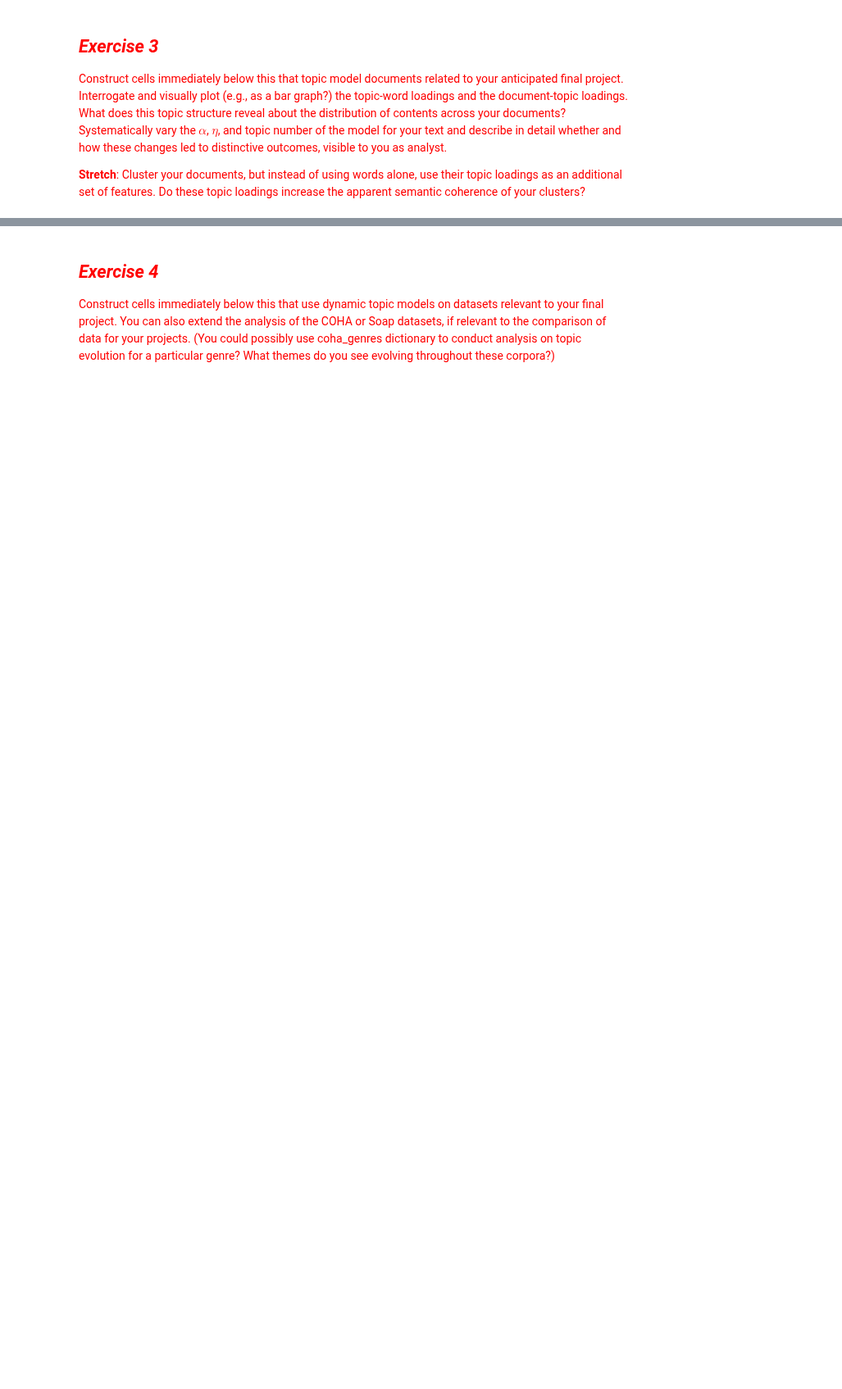
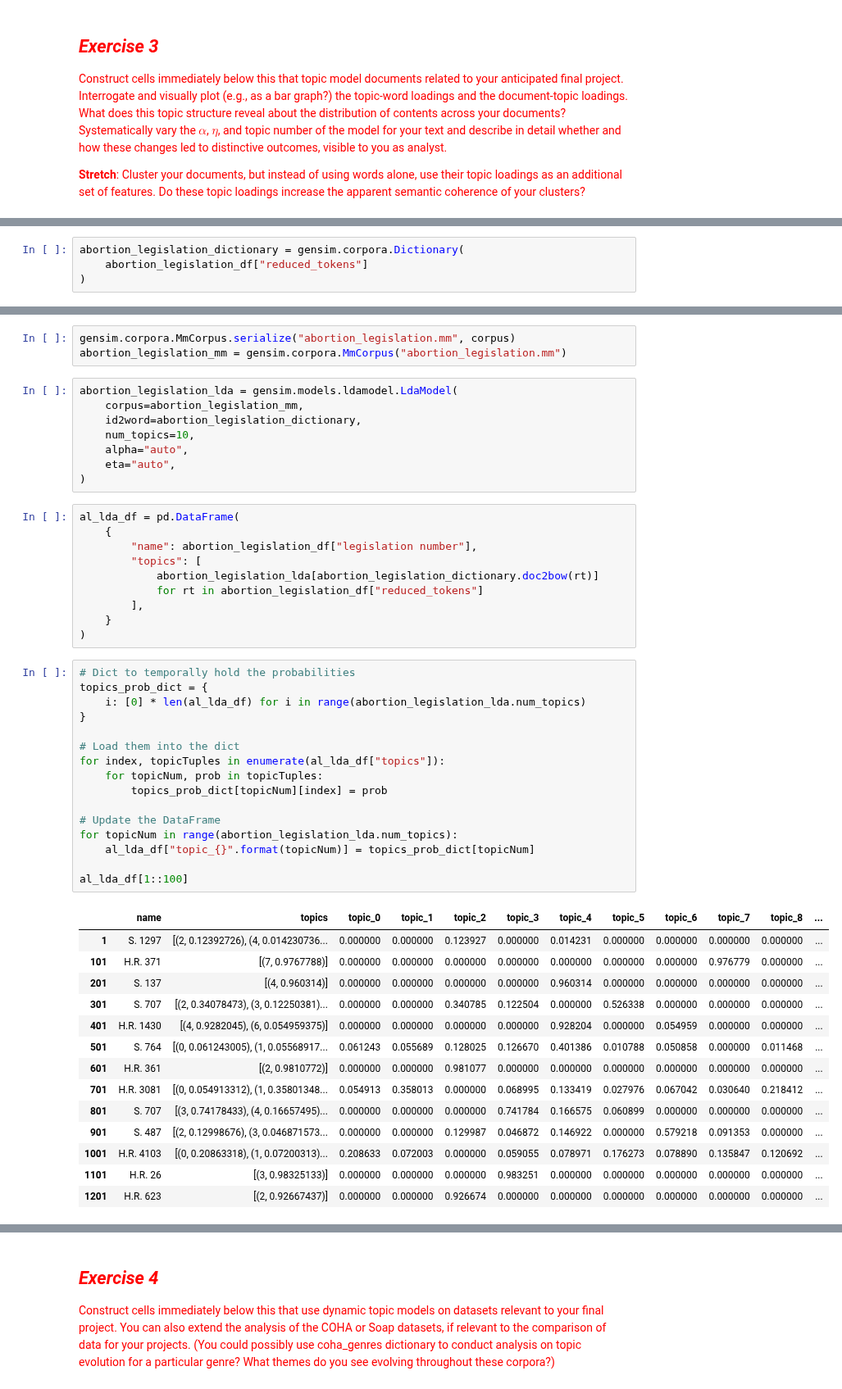
Before and after one commit to michplunkett/computational-content-analysis, a Jupyter notebook: 3-MichaelPlunkett_Answers.ipynb, the cells around one changed output, grey strips where cells are left out. Shown at 82% size. Cells and saved outputs as stored; diff of their text form; blank space fills up the shorter version.

```diff
--- a/3-MichaelPlunkett_Answers.ipynb
+++ b/3-MichaelPlunkett_Answers.ipynb
@@ -373,0 +464,4 @@ these topic loadings increase the apparent semantic coherence of your clusters?<
+# %%
+abortion_legislation_dictionary = gensim.corpora.Dictionary(
+    abortion_legislation_df["reduced_tokens"]
+)
@@ -373,0 +473,52 @@ these topic loadings increase the apparent semantic coherence of your clusters?<
+# %%
+gensim.corpora.MmCorpus.serialize("abortion_legislation.mm", corpus)
+abortion_legislation_mm = gensim.corpora.MmCorpus("abortion_legislation.mm")
+# %%
+abortion_legislation_lda = gensim.models.ldamodel.LdaModel(
+    corpus=abortion_legislation_mm,
+    id2word=abortion_legislation_dictionary,
+    num_topics=10,
+    alpha="auto",
+    eta="auto",
+)
+# %%
+al_lda_df = pd.DataFrame(
+    {
+        "name": abortion_legislation_df["legislation number"],
+        "topics": [
+            abortion_legislation_lda[abortion_legislation_dictionary.doc2bow(rt)]
+            for rt in abortion_legislation_df["reduced_tokens"]
+        ],
+    }
+)
+# %%
+# Dict to temporally hold the probabilities
+topics_prob_dict = {
+    i: [0] * len(al_lda_df) for i in range(abortion_legislation_lda.num_topics)
+}
+
+# Load them into the dict
+for index, topicTuples in enumerate(al_lda_df["topics"]):
+    for topicNum, prob in topicTuples:
+        topics_prob_dict[topicNum][index] = prob
+
+# Update the DataFrame
+for topicNum in range(abortion_legislation_lda.num_topics):
+    al_lda_df["topic_{}".format(topicNum)] = topics_prob_dict[topicNum]
+
+al_lda_df[1::100]
+# %% [output]
+|  | name | topics | topic_0 | topic_1 | topic_2 | topic_3 | topic_4 | topic_5 | topic_6 | topic_7 | topic_8 | ... |
+| 1 | S. 1297 | [(2, 0.12392726), (4, 0.014230736... | 0.000000 | 0.000000 | 0.123927 | 0.000000 | 0.014231 | 0.000000 | 0.000000 | 0.000000 | 0.000000 | ... |
+| 101 | H.R. 371 | [(7, 0.9767788)] | 0.000000 | 0.000000 | 0.000000 | 0.000000 | 0.000000 | 0.000000 | 0.000000 | 0.976779 | 0.000000 | ... |
+| 201 | S. 137 | [(4, 0.960314)] | 0.000000 | 0.000000 | 0.000000 | 0.000000 | 0.960314 | 0.000000 | 0.000000 | 0.000000 | 0.000000 | ... |
+| 301 | S. 707 | [(2, 0.34078473), (3, 0.12250381)... | 0.000000 | 0.000000 | 0.340785 | 0.122504 | 0.000000 | 0.526338 | 0.000000 | 0.000000 | 0.000000 | ... |
+| 401 | H.R. 1430 | [(4, 0.9282045), (6, 0.054959375)] | 0.000000 | 0.000000 | 0.000000 | 0.000000 | 0.928204 | 0.000000 | 0.054959 | 0.000000 | 0.000000 | ... |
+| 501 | S. 764 | [(0, 0.061243005), (1, 0.05568917... | 0.061243 | 0.055689 | 0.128025 | 0.126670 | 0.401386 | 0.010788 | 0.050858 | 0.000000 | 0.011468 | ... |
+| 601 | H.R. 361 | [(2, 0.9810772)] | 0.000000 | 0.000000 | 0.981077 | 0.000000 | 0.000000 | 0.000000 | 0.000000 | 0.000000 | 0.000000 | ... |
+| 701 | H.R. 3081 | [(0, 0.054913312), (1, 0.35801348... | 0.054913 | 0.358013 | 0.000000 | 0.068995 | 0.133419 | 0.027976 | 0.067042 | 0.030640 | 0.218412 | ... |
+| 801 | S. 707 | [(3, 0.74178433), (4, 0.16657495)... | 0.000000 | 0.000000 | 0.000000 | 0.741784 | 0.166575 | 0.060899 | 0.000000 | 0.000000 | 0.000000 | ... |
+| 901 | S. 487 | [(2, 0.12998676), (3, 0.046871573... | 0.000000 | 0.000000 | 0.129987 | 0.046872 | 0.146922 | 0.000000 | 0.579218 | 0.091353 | 0.000000 | ... |
+| 1001 | H.R. 4103 | [(0, 0.20863318), (1, 0.07200313)... | 0.208633 | 0.072003 | 0.000000 | 0.059055 | 0.078971 | 0.176273 | 0.078890 | 0.135847 | 0.120692 | ... |
+| 1101 | H.R. 26 | [(3, 0.98325133)] | 0.000000 | 0.000000 | 0.000000 | 0.983251 | 0.000000 | 0.000000 | 0.000000 | 0.000000 | 0.000000 | ... |
+| 1201 | H.R. 623 | [(2, 0.92667437)] | 0.000000 | 0.000000 | 0.926674 | 0.000000 | 0.000000 | 0.000000 | 0.000000 | 0.000000 | 0.000000 | ... |
```
Also changed, not shown: parts of 15 cells of this notebook.
